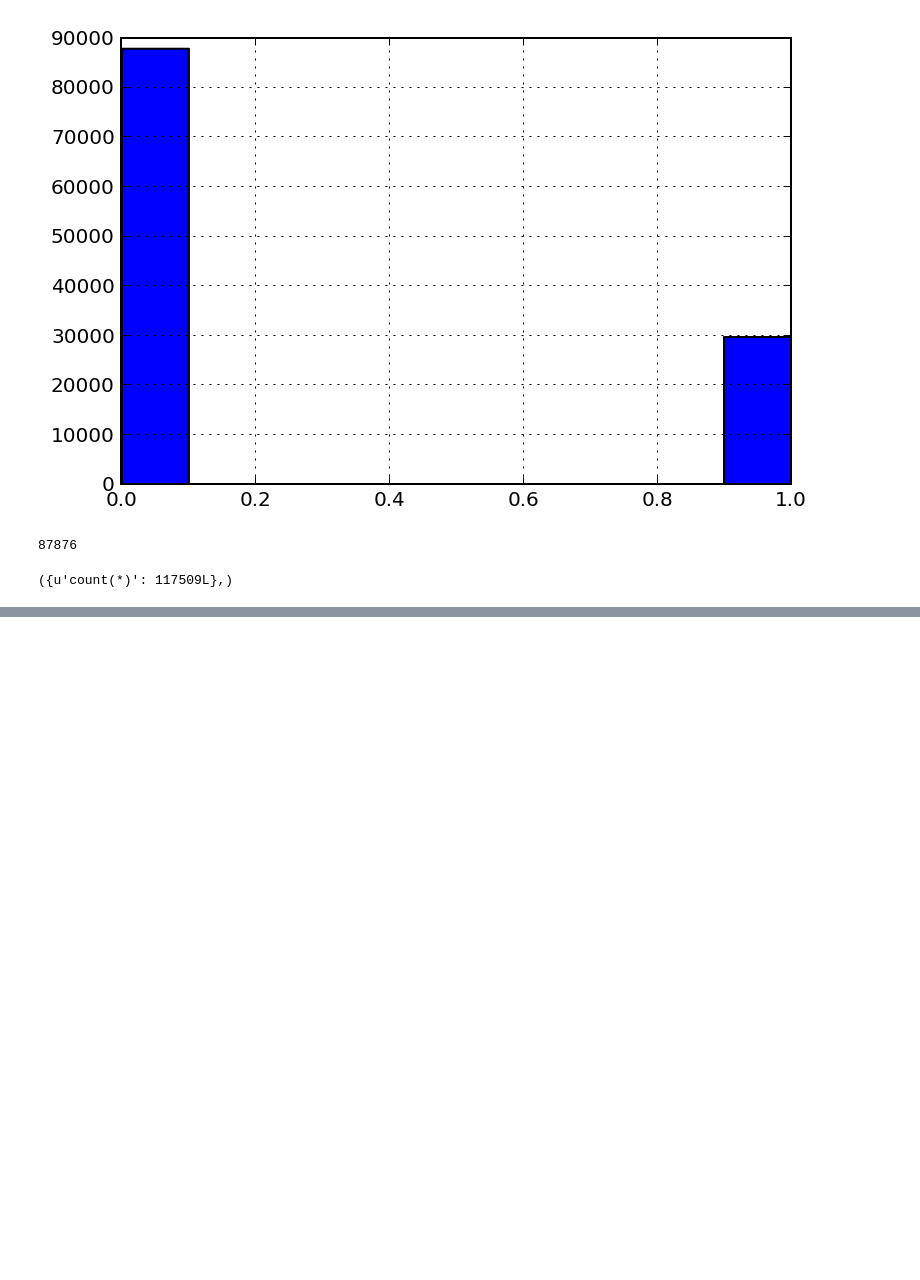
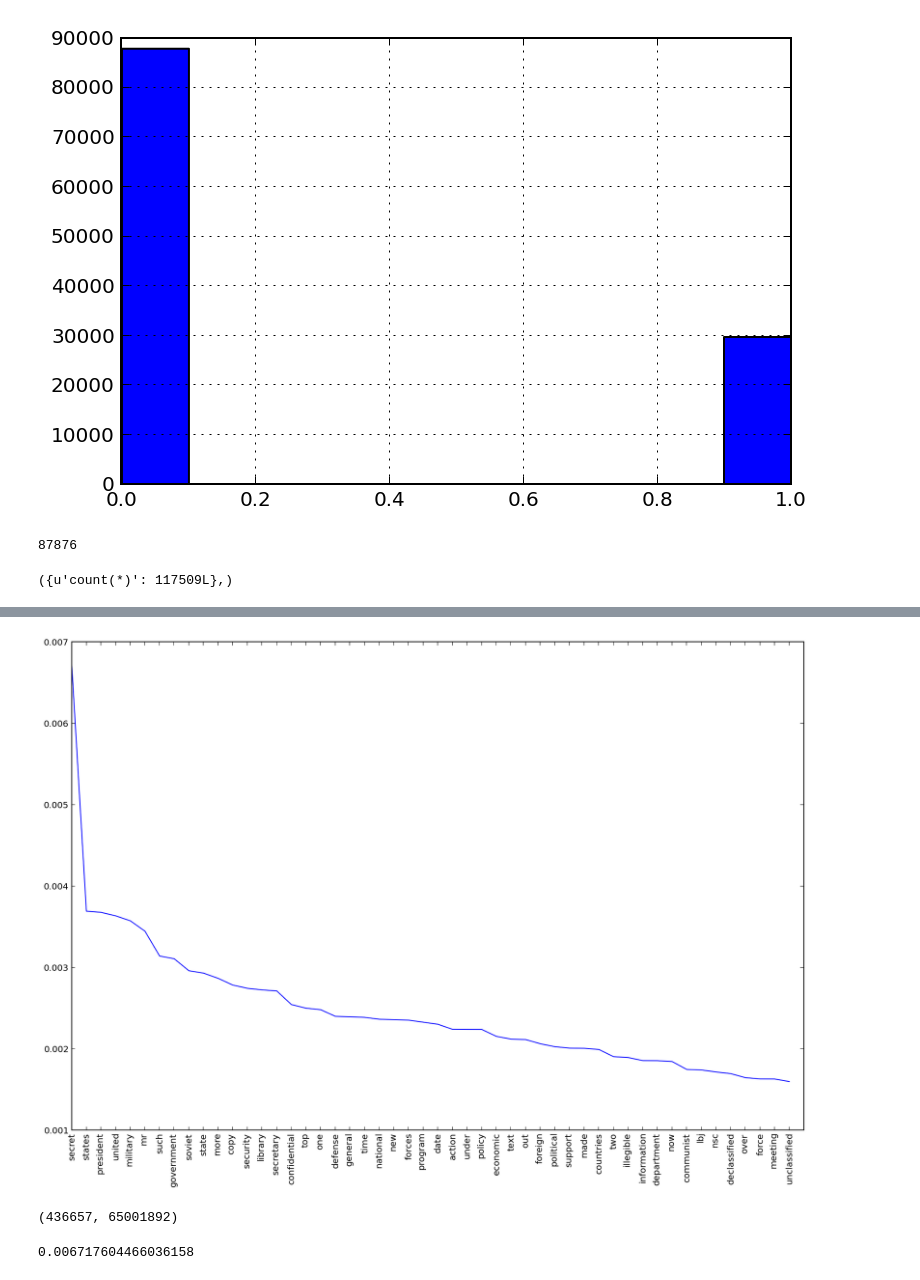
Before and after one commit to samaratrilling/declass, a Jupyter notebook: notebooks/ddrs_eda_daniel.ipynb, the cells around one changed output, grey strips where cells are left out. Cells and saved outputs as stored; diff of their text form; code cells hidden in the pictures; blank space fills up the shorter version.

```diff
--- a/notebooks/ddrs_eda_daniel.ipynb
+++ b/notebooks/ddrs_eda_daniel.ipynb
@@ -147,0 +221,12 @@ unsanit_token_stream = text_processors.TokenStreamer(tokenizer=tokenizer, paths=
+# %%
+plot_top_freq(unsanitized_FD, 50)
+# %% [output]
+[figure, added]
+# %%
+unsanitized_FD['secret'], unsanitized_FD.N()
+# %% [output]
+(436657, 65001892)
+# %%
+436657/65001892.0
+# %% [output]
+0.006717604466036158
```
Also changed, not shown: parts of 21 cells of this notebook, 1 other file.
